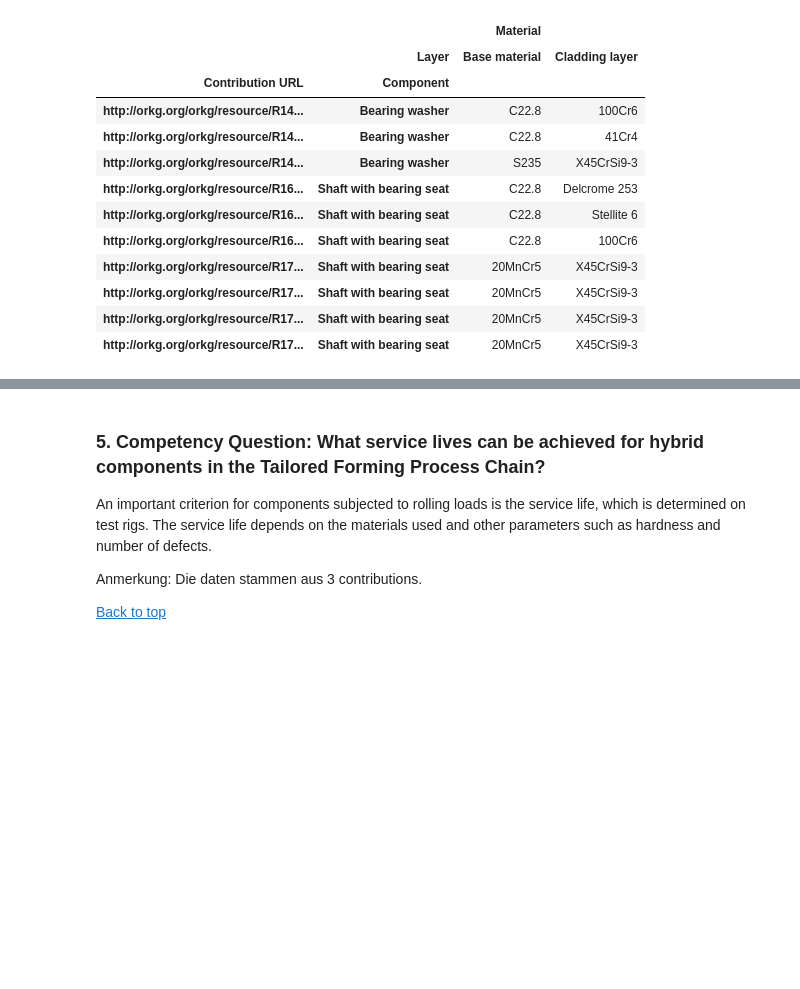
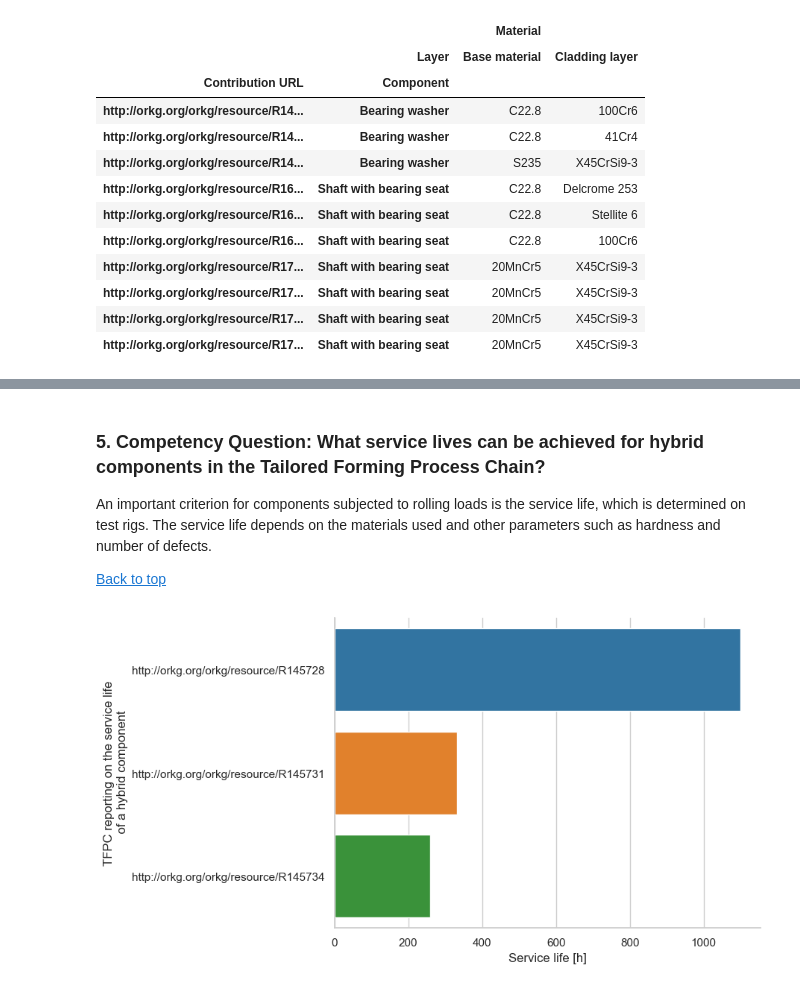
Before and after one commit to okarras/TailoredForming-Analysis, a Jupyter notebook: tailored_forming_analysis.ipynb, the cells around one changed output, grey strips where cells are left out. Cells and saved outputs as stored; diff of their text form; code cells hidden in the pictures; blank space fills up the shorter version.

```diff
--- a/tailored_forming_analysis.ipynb
+++ b/tailored_forming_analysis.ipynb
@@ -275,17 +291,17 @@ final_defect_df
 ### 5. Competency Question: What service lives can be achieved for hybrid components in the Tailored Forming Process Chain?
 An important criterion for components subjected to rolling loads is the service life, which is determined on test rigs. The service life depends on the materials used and other parameters such as hardness and number of defects.
 
-Anmerkung: Die daten stammen aus 3 contributions.
-
 [Back to top](#top)
 # %%
 fatigue_data = tf_data[(tf_data.quality == 'Fatigue') & (tf_data.step_number == 5)][['contrib_url', 'component', 'calc_value', 'unit']]
-display(fatigue_data)
+#display(fatigue_data)
 sns.set_style('whitegrid')
 sns.set_context('notebook')
 
 g = sns.catplot(x='calc_value', y='contrib_url', data=fatigue_data, kind='bar', height=5, aspect=1.8, facet_kws={'legend_out': True})
 #g.fig.suptitle('Service life of hybrid components', y=1.0)
 g.set(xlabel='Service life [h]', ylabel='TFPC reporting on the service life\n of a hybrid component')
 plt.savefig('Images/Service life of hybrid components.png', dpi=300)
 plt.show()
+# %% [output]
+[figure, added]
```
Also changed, not shown: parts of 20 cells of this notebook, 8 other files.
